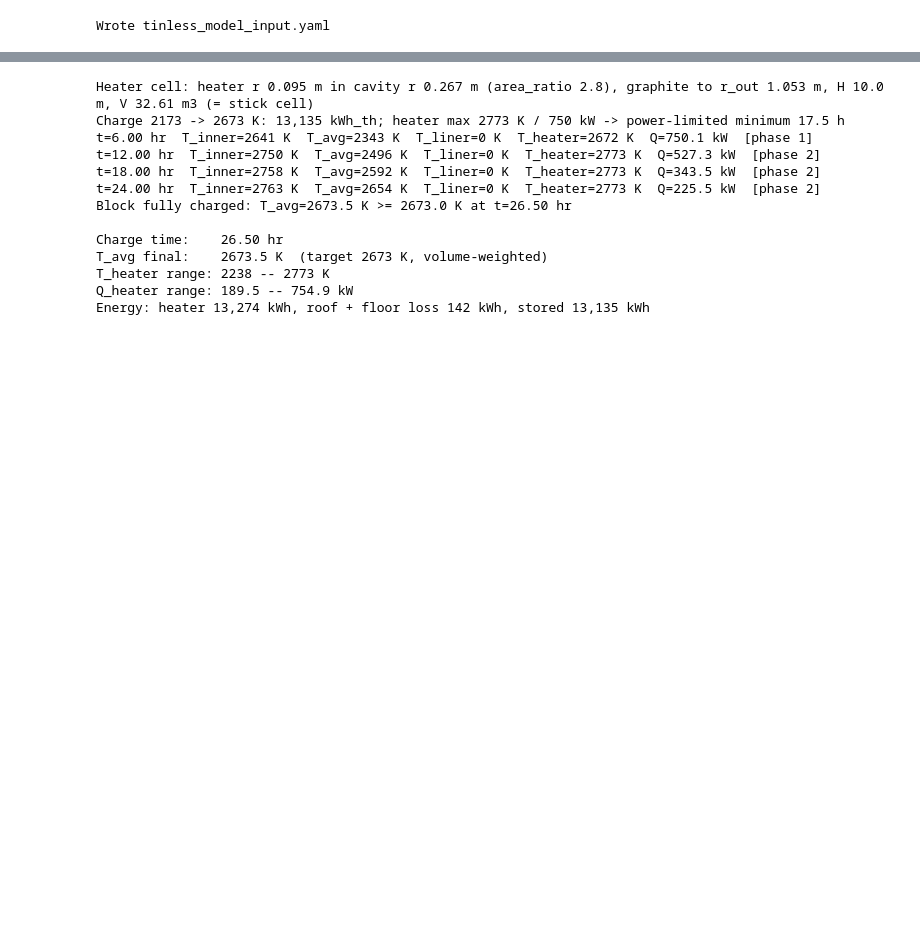
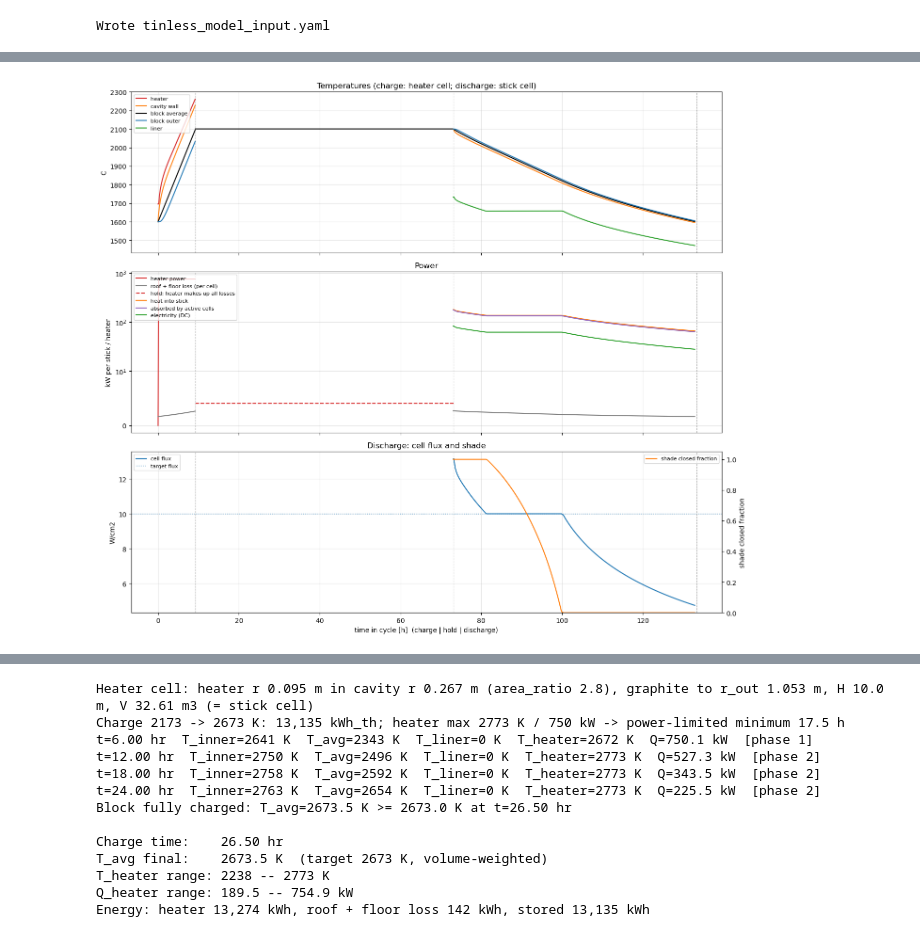
Before and after one commit to nate-colgan/python-models, a Jupyter notebook: tinless system model.ipynb, the cells around one changed output, grey strips where cells are left out. Saved outputs shown, nothing was run; the diff lists cells and outputs as text; code cells hidden in the pictures; blank space fills up the shorter version.

```diff
--- a/tinless system model.ipynb
+++ b/tinless system model.ipynb
@@ -605,0 +696,96 @@ Bottom cap: avg 2.05, peak 2.55 W/cm², energy 37.4 kWh per discharge; T_LB 1713
+# %%
+# -- Full cycle: charge -> hold -> discharge, round-trip efficiency and loss breakdown --
+# The YAML design as it stands (no block resizing, heater.area_ratio as given). Charge: heater
+# cell from T_min until the block average reaches T_max. Hold: heaters keep the block at
+# T_max for 8760 / cycles_per_year - charge - discharge. Discharge: the same run as the main
+# cell above. Plant: tank sized as the optimizer does, inverters, floor-cooling fans (all
+# cycle) and heat-rejection fans. Efficiencies / cycles / fan factor: thermal.optimize.OPT_DEFAULTS.
+# Self-contained (loads tinless_model_input.yaml). Model: thermal/cycle.py.
+import time as _time
+import yaml as _yaml
+import numpy as np
+import matplotlib.pyplot as plt
+import importlib as _il
+import thermal.sizing as _sz, thermal.optimize as _op, thermal.cycle as _cyc
+for _mod in (_sz, _op, _cyc):           # pick up edits to the modules
+    _il.reload(_mod)
+from thermal.cycle import run_cycle, J_MWh
+from thermal.sizing import cell_flux
+
+CYCLE_OPT = {}            # e.g. {'economics': {'cycles_per_year': 65.7, 'eta_in': 0.98, 'eta_out': 0.98}}
+CYCLE_DEGRADATION = None  # e.g. {'cell': 0.05, 'bare': 0.005} for part-worn cells; None = clean
+
+with open('tinless_model_input.yaml') as _f:
+    _cfg_cy = _yaml.safe_load(_f)
+_t0 = _time.perf_counter()
+cy = run_cycle(_cfg_cy, opt=CYCLE_OPT, degradation=CYCLE_DEGRADATION)
+print(f"\n({(_time.perf_counter() - _t0) / 60:.1f} min)")
+
+# ---- time series, one stick + one heater cell (plant = x N) -------------------------
+_rc, _rd, _m = cy.r_chg, cy.r_dis, cy.m
+_tc = np.asarray(_rc['time']) / 3600
+_kc = _tc <= cy.t_charge_hr + 1e-9
+_t1 = cy.t_charge_hr + cy.t_hold_hr                     # discharge starts here
+_on = np.asarray(_rd['ps_active'], bool)
+_td = np.asarray(_rd['time'])[_on] / 3600 + _t1
+_t_end = _t1 + cy.t_discharge_hr
+_C = lambda T: np.asarray(T, float) - 273.15
+
+fig, ax = plt.subplots(3, 1, figsize=(14, 12), sharex=True)
+a = ax[0]
+a.plot(_tc[_kc], _C(_rc['T_heater'])[_kc], c='C3', label='heater')
+a.plot(_tc[_kc], _C(_rc['T_inner'])[_kc], c='C1', label='cavity wall')
+a.plot(_tc[_kc], _C(_rc['T_avg'])[_kc], c='k', label='block average')
+a.plot(_tc[_kc], _C(_rc['T_outer'])[_kc], c='C0', label='block outer')
+a.plot([cy.t_charge_hr, _t1], [cy.T_max_C] * 2, c='k')
+a.plot(_td, _C(_rd['T_inner'])[_on], c='C1')
+a.plot(_td, _C(_rd['T_avg'])[_on], c='k')
+a.plot(_td, _C(_rd['T_outer'])[_on], c='C0')
+if _m.liner_bool:
+    a.plot(_td, _C(_rd['T_liner'])[_on], c='C2', label='liner')
+a.set_ylabel('C'); a.set_title('Temperatures (charge: heater cell; discharge: stick cell)')
+
+a = ax[1]
+a.plot(_tc[_kc], np.asarray(_rc['Q_heater'])[_kc] / 1e3, c='C3', label='heater power')
+a.plot(_tc[_kc], np.asarray(_rc['Q_sink'])[_kc] / 1e3, c='C7', label='roof + floor loss (per cell)')
+a.plot([cy.t_charge_hr, _t1], [cy.hold_loss_W / cy.N / 1e3] * 2, c='C3', ls='--', label='hold: heater makes up all losses')
+a.plot(_td, np.asarray(_rd['Q_rad'])[_on] / 1e3, c='C1', label='heat into stick')
+a.plot(_td, np.asarray(_rd['Q_cell'])[_on] / 1e3, c='C4', label='absorbed by active cells')
+a.plot(_td, np.asarray(_rd['P_elec'])[_on] / 1e3, c='C2', label='electricity (DC)')
+a.plot(_td, np.asarray(_rd['Q_sink'])[_on] / 1e3, c='C7')
+a.set_ylabel('kW per stick / heater'); a.set_yscale('symlog', linthresh=10); a.set_title('Power')
+
+a = ax[2]
+a.plot(_td, cell_flux(_m, _rd)[_on], c='C0', label='cell flux')
+a.axhline(_m.avg_flux, c='C0', ls=':', lw=1, label='target flux')
+a.set_ylabel('W/cm2'); a.set_title('Discharge: cell flux and shade')
+a2 = a.twinx()
+a2.plot(_td, np.asarray(_rd['f_shade'])[_on], c='C1', label='shade closed fraction')
+a2.set_ylabel('shade closed fraction'); a2.set_ylim(0, 1.05)
+a2.legend(loc='upper right', fontsize=8)
+for a in ax:
+    for x in (cy.t_charge_hr, _t1, _t_end):
+        a.axvline(x, c='0.6', lw=.8, ls='--')
+    a.grid(alpha=.3); a.legend(loc='upper left', fontsize=8)
+ax[-1].set_xlabel('time in cycle [h]  (charge | hold | discharge)')
+plt.tight_layout(); plt.show()
+
+# ---- loss breakdown --------------------------------------------------------------
+_rows = [r for r in cy.ledger if r[0] != 'output']
+_cols = {'power electronics': 'C3', 'insulation: charge': 'C0', 'insulation: hold': 'C9',
+         'insulation: discharge': 'C5', 'stick': 'C1', 'parasitics': 'C4', 'residual': '0.6'}
+fig, ax = plt.subplots(1, 2, figsize=(16, 6), gridspec_kw={'width_ratios': [3, 2]})
+_lab = [f"{g}: {l}" for g, l, _ in _rows]
+_pct = np.array([v for _, _, v in _rows]) / cy.AC_in * 100
+ax[0].barh(_lab, _pct, color=[_cols.get(g, 'k') for g, _, _ in _rows])
+for i, p in enumerate(_pct):
+    ax[0].text(max(p, 0) + 0.3, i, f"{p:.1f}%", va='center', fontsize=8)
+ax[0].invert_yaxis(); ax[0].set_xlabel('% of AC bought'); ax[0].grid(alpha=.3, axis='x')
+ax[0].set_title(f"Where the electricity goes: net out {cy.RTE*100:.1f}%")
+_g = sorted([(g, v) for g, v in cy.groups.items()], key=lambda kv: -kv[1])
+ax[1].pie([max(v, 0) for _, v in _g], labels=[f"{g}\n{v/cy.AC_in*100:.1f}%" for g, v in _g],
+          colors=[_cols.get(g, 'C2') for g, _ in _g], startangle=90, counterclock=False,
+          wedgeprops=dict(width=.45), textprops=dict(fontsize=8))
+ax[1].set_title(f"AC in {cy.AC_in*J_MWh:,.0f} MWh / cycle")
+plt.tight_layout(); plt.show()
+# %% [output]
@@ -605,0 +812 @@ Bottom cap: avg 2.05, peak 2.55 W/cm², energy 37.4 kWh per discharge; T_LB 1713
+[figure, added]
```
Also changed, not shown: parts of 5 cells of this notebook, 11 other files.
